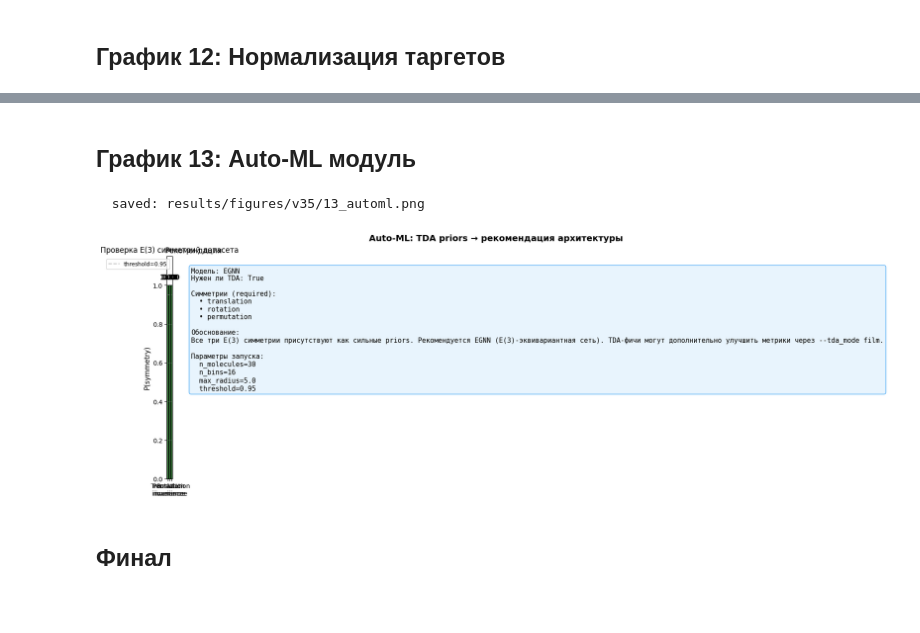
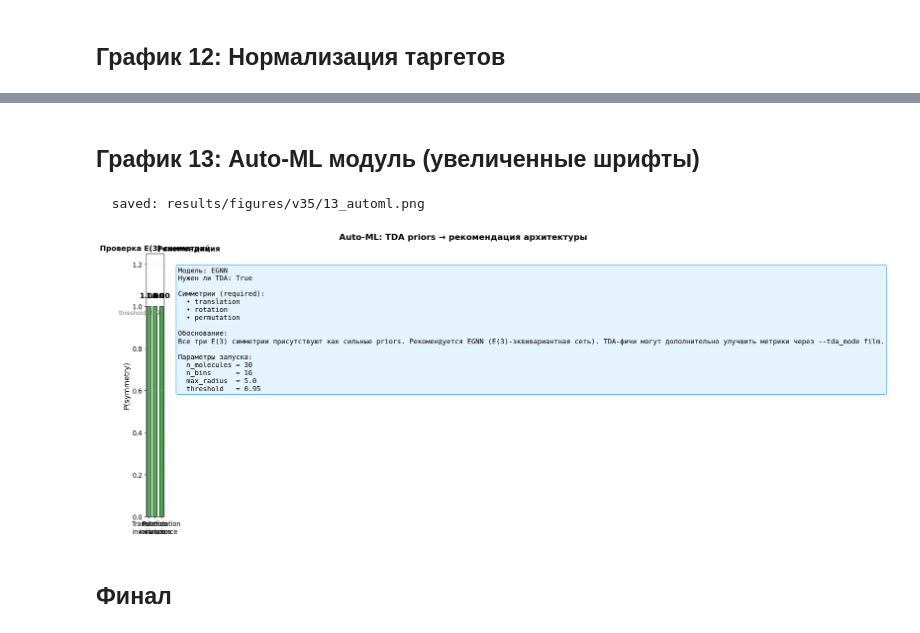
Before and after one commit to ThomasMoore25/alchemy-geom-tda, a Jupyter notebook: notebooks/plot_results.ipynb, the cells around one changed output, grey strips where cells are left out. Saved outputs shown, nothing was run; the diff lists cells and outputs as text; code cells hidden in the pictures; blank space fills up the shorter version.

```diff
--- a/notebooks/plot_results.ipynb
+++ b/notebooks/plot_results.ipynb
@@ -406,19 +412,11 @@ plt.show()
 # %%
 fig, axes = plt.subplots(1, 2, figsize=(16, 6), constrained_layout=True)
-fig.suptitle('Параметры и время обучения 5 EGNN-вариантов (bs=1024)',
+fig.suptitle('Параметры и время обучения 6 EGNN-вариантов (bs=1024)',
              fontsize=14, fontweight='bold')
 
-# Числа параметров (из документации)
-params_map = {
-    'EGNN':          952000,
-    'EGNN+TDA':      972000,
-    'EGNN Vector':   968000,
-    'EGNN Vec+TDA':  981000,
-    'EGNN Tensor':   942000,
-}
 models = list(e3_results.keys())
 models_short = [m.replace(' ', '\n') for m in models]
-params = [params_map[m] for m in models]
+params = [e3_results[m]['params'] for m in models]
 times  = [e3_results[m]['time_h']  for m in models]
 colors_list = [COLORS[m] for m in models]
 
@@ -437,12 +435,12 @@ ax.set_title('Время обучения (часы)', fontsize=13)
 ax.set_ylabel('Часы', fontsize=11)
 ax.grid(True, alpha=0.3, axis='y')
 for bar, val in zip(bars, times):
-    ax.text(bar.get_x()+bar.get_width()/2, bar.get_height()+0.05,
-            f'{val:.2f}h', ha='center', va='bottom', fontsize=9, fontweight='bold')
+    ax.text(bar.get_x()+bar.get_width()/2, bar.get_height()+0.1,
+            f'{val:.1f}h', ha='center', va='bottom', fontsize=9, fontweight='bold')
 
 fig.text(0.5, -0.02,
-         'EGNN Vector и EGNN Tensor остановились через 10-13 эпох из-за es_mode=or (patience=9).\n'
-         'Время пропорционально числу эпох. Для EGNN Vector и Tensor нужен повтор с es_mode=loss_only.',
+         'EGNN Tensor: 100 эпох, 2.86 ч (12h лимит Kaggle, недообучен).\n'
+         'EGNN Ten+TDA: 273 эпохи, 8.14 ч (ранняя остановка сработала).',
          ha='center', fontsize=10, style='italic', color='gray')
 savefig('08_params_time')
 plt.show()
@@ -633,5 +623,5 @@ target_stats: {'mu': [2.7066869735717773, 1.5250959396362305], 'alpha': [93.0805
 # %% [markdown]
-## График 13: Auto-ML модуль
+## График 13: Auto-ML модуль (увеличенные шрифты)
 # %%
 import json as _json
 automl_path = 'results/automl/recommendation.json'
@@ -645,59 +635,64 @@ else:
         'recommendation': {
             'required_invariances': ['translation', 'rotation', 'permutation'],
             'recommended_model': 'egnn', 'needs_tda': True,
-            'rationale': 'Все три E(3) симметрии присутствуют как сильные priors. '
-                          'Рекомендуется EGNN (E(3)-эквивариантная сеть). '
-                          'TDA-фичи могут дополнительно улучшить метрики через --tda_mode film.'
+            'rationale': 'Все три E(3) симметрии присутствуют. Рекомендуется EGNN.'
         },
         'args': {'n_molecules': 30, 'n_bins': 16, 'max_radius': 5.0,
                  'n_trials': 3, 'seed': 42, 'threshold': 0.95,
                  'candidates': 'fcnn,schnet,egnn,egnn_tda'}
     }
 
-fig, axes = plt.subplots(1, 2, figsize=(16, 6), constrained_layout=True)
+# Фигура с увеличенными шрифтами и без налезания надписей
+fig = plt.figure(figsize=(18, 8), constrained_layout=True)
+gs = fig.add_gridspec(1, 2, width_ratios=[1.1, 1.4])
+ax1 = fig.add_subplot(gs[0, 0])
+ax2 = fig.add_subplot(gs[0, 1])
+
 fig.suptitle('Auto-ML: TDA priors → рекомендация архитектуры',
-             fontsize=14, fontweight='bold')
+             fontsize=16, fontweight='bold')
 
-ax = axes[0]
+# Слева: бар-чарт с крупными шрифтами
 priors = rec['priors']
 labels = ['Translation\ninvariance', 'Rotation\ninvariance', 'Permutation\ninvariance']
 vals = [priors['translation_invariance'], priors['rotation_invariance'], priors['permutation_invariance']]
 colors = ['#4CAF50' if v >= 0.95 else '#FF9800' if v >= 0.5 else '#F44336' for v in vals]
-bars = ax.bar(labels, vals, color=colors, edgecolor='black')
-ax.set_ylim(0, 1.15)
-ax.set_ylabel('P(symmetry)', fontsize=11)
-ax.set_title('Проверка E(3) симметрий датасета', fontsize=12)
-ax.grid(True, alpha=0.3, axis='y')
+bars = ax1.bar(labels, vals, color=colors, edgecolor='black', width=0.6)
+ax1.set_ylim(0, 1.25)
+ax1.set_ylabel('P(symmetry)', fontsize=14)
+ax1.set_title('Проверка E(3) симметрий', fontsize=14, fontweight='bold')
+ax1.tick_params(axis='x', labelsize=12)
+ax1.tick_params(axis='y', labelsize=12)
+ax1.grid(True, alpha=0.3, axis='y')
 for bar, v in zip(bars, vals):
-    ax.text(bar.get_x()+bar.get_width()/2, v+0.03, f'{v:.2f}',
-            ha='center', fontsize=11, fontweight='bold')
-ax.axhline(y=0.95, color='gray', linestyle='--', alpha=0.5, label='threshold=0.95')
-ax.legend(fontsize=9)
+    ax1.text(bar.get_x()+bar.get_width()/2, v+0.04, f'{v:.2f}',
+             ha='center', fontsize=14, fontweight='bold')
+ax1.axhline(y=0.95, color='gray', linestyle='--', alpha=0.5, linewidth=1.5)
+ax1.text(2.4, 0.96, 'threshold=0.95', fontsize=11, color='gray', ha='right')
 
-ax = axes[1]
-ax.axis('off')
-ax.set_title('Рекомендация', fontsize=12)
+# Справа: текстовая карточка
+ax2.axis('off')
+ax2.set_title('Рекомендация', fontsize=14, fontweight='bold')
 txt = (
     f"Модель: {rec['recommendation']['recommended_model'].upper()}\n"
     f"Нужен ли TDA: {rec['recommendation']['needs_tda']}\n\n"
     f"Симметрии (required):\n"
     + ''.join(f'  • {s}\n' for s in rec['recommendation']['required_invariances'])
     + f"\nОбоснование:\n{rec['recommendation']['rationale']}\n\n"
     f"Параметры запуска:\n"
-    f"  n_molecules={rec['args']['n_molecules']}\n"
-    f"  n_bins={rec['args']['n_bins']}\n"
-    f"  max_radius={rec['args']['max_radius']}\n"
-    f"  threshold={rec['args']['threshold']}"
+    f"  n_molecules = {rec['args']['n_molecules']}\n"
+    f"  n_bins      = {rec['args']['n_bins']}\n"
+    f"  max_radius  = {rec['args']['max_radius']}\n"
+    f"  threshold   = {rec['args']['threshold']}"
 )
-ax.text(0.05, 0.95, txt, transform=ax.transAxes, fontsize=11,
+ax2.text(0.05, 0.95, txt, transform=ax2.transAxes, fontsize=13,
         verticalalignment='top', fontfamily='monospace',
-        bbox=dict(boxstyle='round', facecolor='#E3F2FD', edgecolor='#2196F3', alpha=0.8))
+        bbox=dict(boxstyle='round', facecolor='#E3F2FD', edgecolor='#2196F3', alpha=0.9))
 
 savefig('13_automl')
 plt.show()
 # %% [output]
   saved: results/figures/v35/13_automl.png
-[figure, old version]
+[figure, new version]
 # %% [markdown]
 ## Финал
 # %%
```
Also changed, not shown: parts of 26 cells of this notebook, 13 other files.
